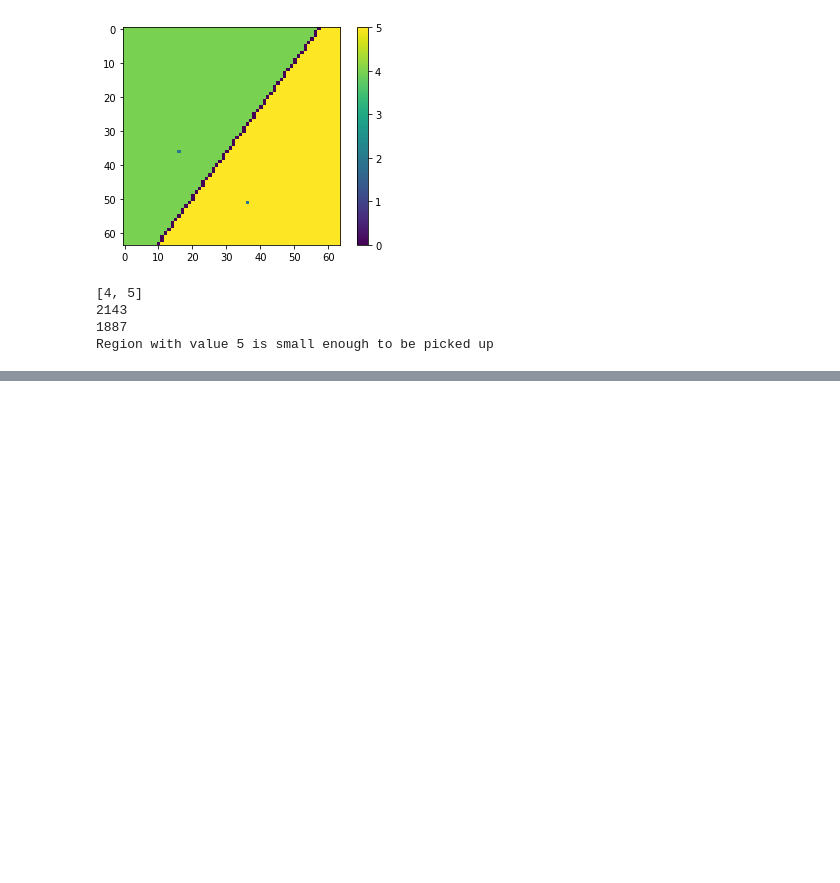
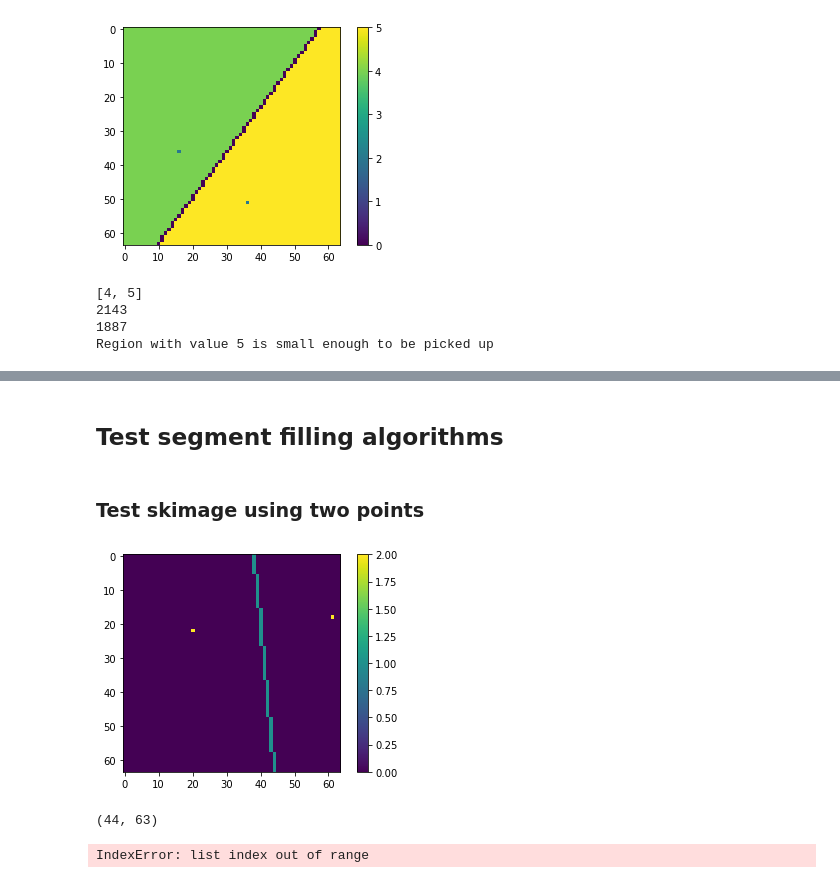
Before and after one commit to Bibbidi-Babbidi-Boo/Domain-Decomposition, a Jupyter notebook: notebooks/GymFunctions.ipynb, the cells around one changed output, grey strips where cells are left out. Drawn from its saved outputs; the diff is of its cells as text; code cells hidden in the pictures; blank space fills up the shorter version.

```diff
--- a/notebooks/GymFunctions.ipynb
+++ b/notebooks/GymFunctions.ipynb
@@ -739,0 +955,38 @@ Region with value 5 is small enough to be picked up
+# %% [markdown]
+## Test segment filling algorithms
+# %% [markdown]
+### Test skimage using two points
+# %%
+map_shape = (64,64)
+canvas = np.zeros(map_shape)
+p1 = (np.random.randint(0,map_shape[0]-1), np.random.randint(0,map_shape[1]-1))
+p2 = (np.random.randint(0,map_shape[0]-1), np.random.randint(0,map_shape[1]-1))
+
+
+midpoint, slope = midPoint_and_slope(p1, p2)
+endpoints, raw_endpoints = findEndpoints(midpoint, slope, map_shape)
+endp1 = endpoints[0]
+endp2 = endpoints[1]
+
+# Draw Bresenham's line:
+# Assume endpoints has two elements
+# We need to reverse the order of the points for plotting purposes. See convention above
+
+points = drawLine(endp1[::-1],endp2[::-1])
+for i in points:
+    canvas[i] = 1
+canvas[p1[::-1]] = 2
+canvas[p2[::-1]] = 2
+plot2D(canvas)
+# %% [output]
+[figure, added]
+# %%
+endp1
+# %% [output]
+(44, 63)
+# %%
+from skimage.draw import polygon_perimeter
+canvas_scikit = np.zeros(map_shape, dtype=np.uint8)
+rr, cc = polygon_perimeter([endp1[0], endp2[0]], [endp1[1], endp2[1]],shape=canvas_scikit.shape, clip=True)
+# %% [output]
+IndexError: list index out of range
```
Also changed, not shown: parts of 69 cells of this notebook, 15 other files.
